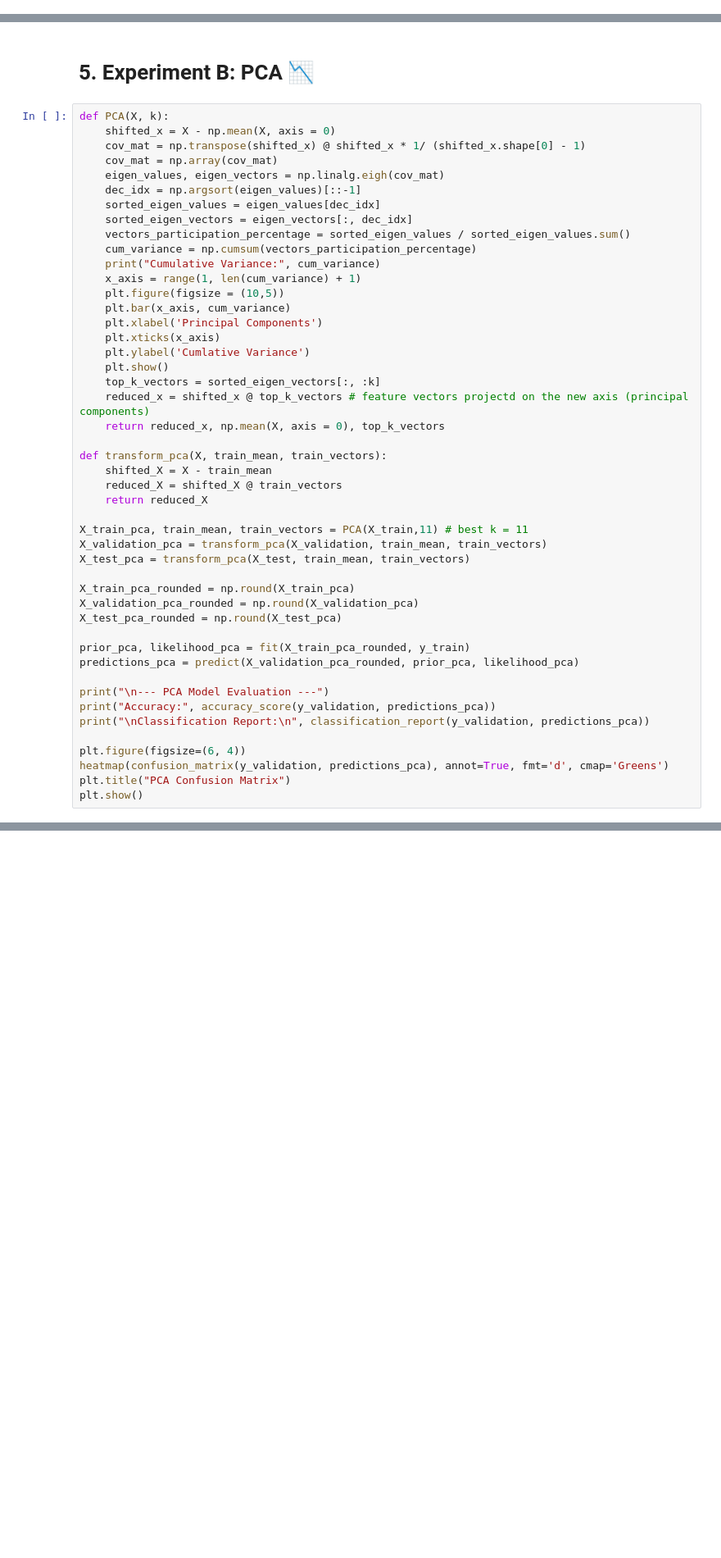
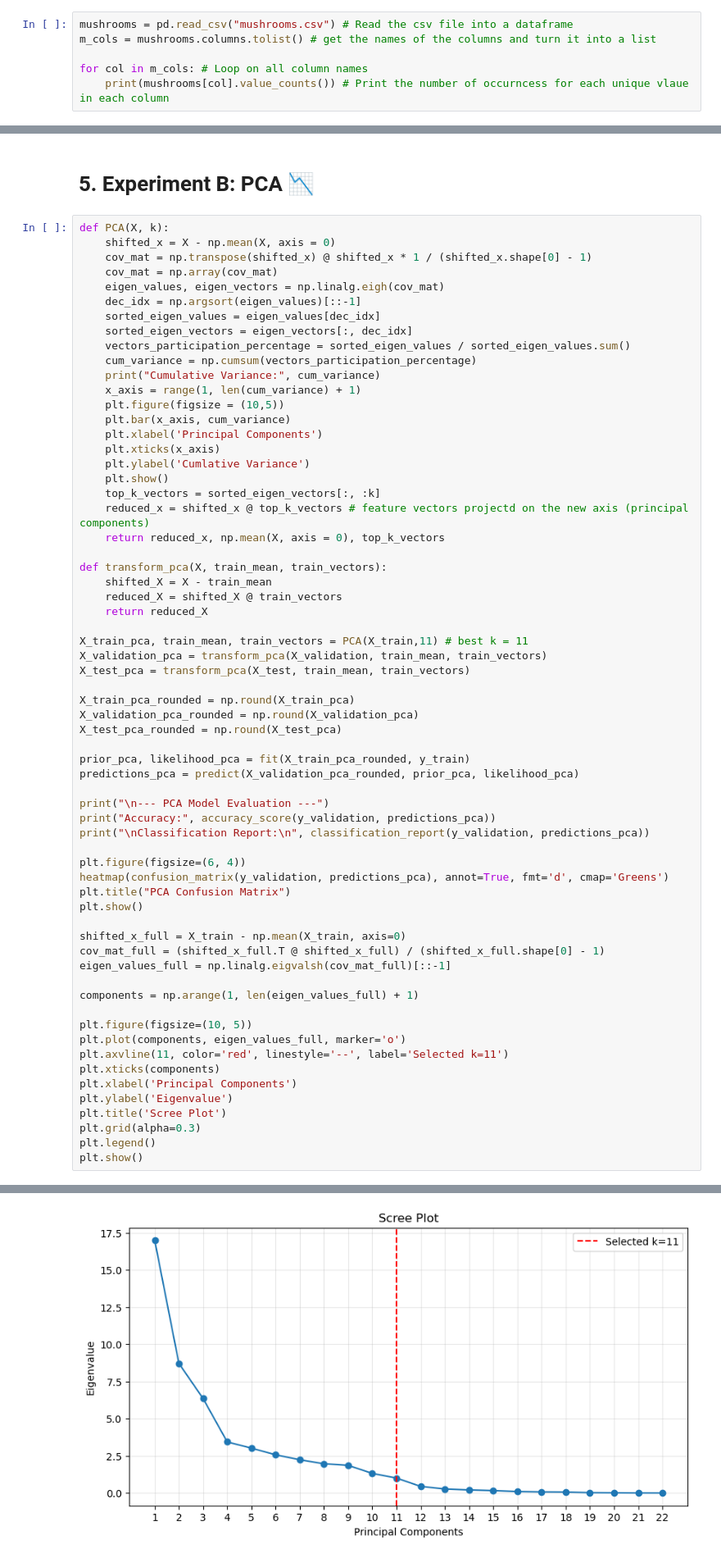
Before and after one commit to Mohamed-Ehab-Sabry/ml-mushroom-breast-cancer-classifier, a Jupyter notebook: CategoricalNB.ipynb, the cells around one changed output, grey strips where cells are left out. Shown at 82% size. Saved outputs shown, nothing was run; the diff lists cells and outputs as text; blank space fills up the shorter version.

```diff
--- a/CategoricalNB.ipynb
+++ b/CategoricalNB.ipynb
@@ -2,0 +23,6 @@
+# %%
+mushrooms = pd.read_csv("mushrooms.csv") # Read the csv file into a dataframe
+m_cols = mushrooms.columns.tolist() # get the names of the columns and turn it into a list
+
+for col in m_cols: # Loop on all column names
+    print(mushrooms[col].value_counts()) # Print the number of occurncess for each unique vlaue in each column
@@ -251,7 +296,7 @@ weighted avg       0.95      0.94      0.94      1625
 # %%
 def PCA(X, k):
     shifted_x = X - np.mean(X, axis = 0)
-    cov_mat = np.transpose(shifted_x) @ shifted_x * 1/ (shifted_x.shape[0] - 1)
+    cov_mat = np.transpose(shifted_x) @ shifted_x * 1 / (shifted_x.shape[0] - 1)
     cov_mat = np.array(cov_mat)
     eigen_values, eigen_vectors = np.linalg.eigh(cov_mat)
     dec_idx = np.argsort(eigen_values)[::-1]
@@ -287,33 +332,51 @@ X_test_pca_rounded = np.round(X_test_pca)
 prior_pca, likelihood_pca = fit(X_train_pca_rounded, y_train)
 predictions_pca = predict(X_validation_pca_rounded, prior_pca, likelihood_pca)
 
 print("\n--- PCA Model Evaluation ---")
 print("Accuracy:", accuracy_score(y_validation, predictions_pca))
 print("\nClassification Report:\n", classification_report(y_validation, predictions_pca))
 
 plt.figure(figsize=(6, 4))
 heatmap(confusion_matrix(y_validation, predictions_pca), annot=True, fmt='d', cmap='Greens')
 plt.title("PCA Confusion Matrix")
 plt.show()
+
+shifted_x_full = X_train - np.mean(X_train, axis=0)
+cov_mat_full = (shifted_x_full.T @ shifted_x_full) / (shifted_x_full.shape[0] - 1)
+eigen_values_full = np.linalg.eigvalsh(cov_mat_full)[::-1]
+
+components = np.arange(1, len(eigen_values_full) + 1)
+
+plt.figure(figsize=(10, 5))
+plt.plot(components, eigen_values_full, marker='o')
+plt.axvline(11, color='red', linestyle='--', label='Selected k=11')
+plt.xticks(components)
+plt.xlabel('Principal Components')
+plt.ylabel('Eigenvalue')
+plt.title('Scree Plot')
+plt.grid(alpha=0.3)
+plt.legend()
+plt.show()
 # %% [output]
 Cumulative Variance: [0.33432563 0.50582329 0.63086945 0.69843011 0.75779758 0.80834259
  0.85233841 0.89099977 0.92760753 0.95349226 0.97324724 0.98197189
  0.98723903 0.99128524 0.99448509 0.99647816 0.99794494 0.99922286
  0.99969597 0.99995002 1.         1.        ]
 [figure]
 --- PCA Model Evaluation ---
 Accuracy: 0.8910769230769231
 
 Classification Report:
                precision    recall  f1-score   support
 
            0       0.87      0.92      0.90       842
            1       0.91      0.86      0.88       783
 
     accuracy                           0.89      1625
    macro avg       0.89      0.89      0.89      1625
 weighted avg       0.89      0.89      0.89      1625
 [figure]
+[figure, added]
 # %% [markdown]
 # 6. Comparative Analysis 🏆
 # %%
```
Also changed, not shown: parts of 11 cells of this notebook.
